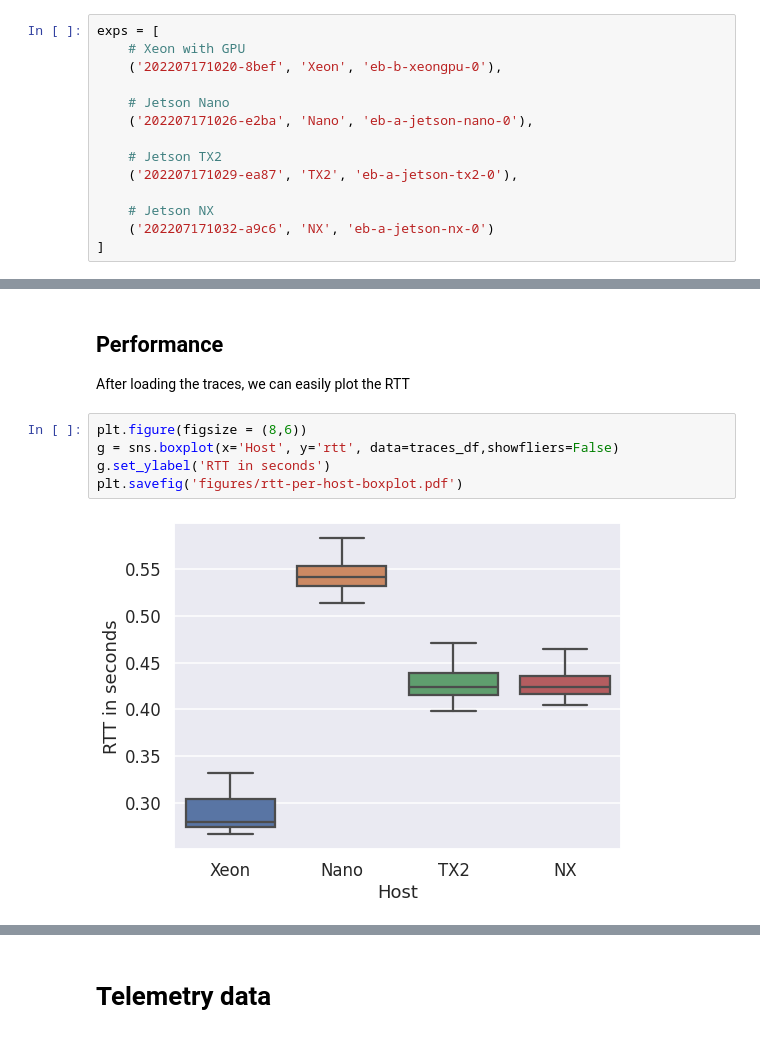
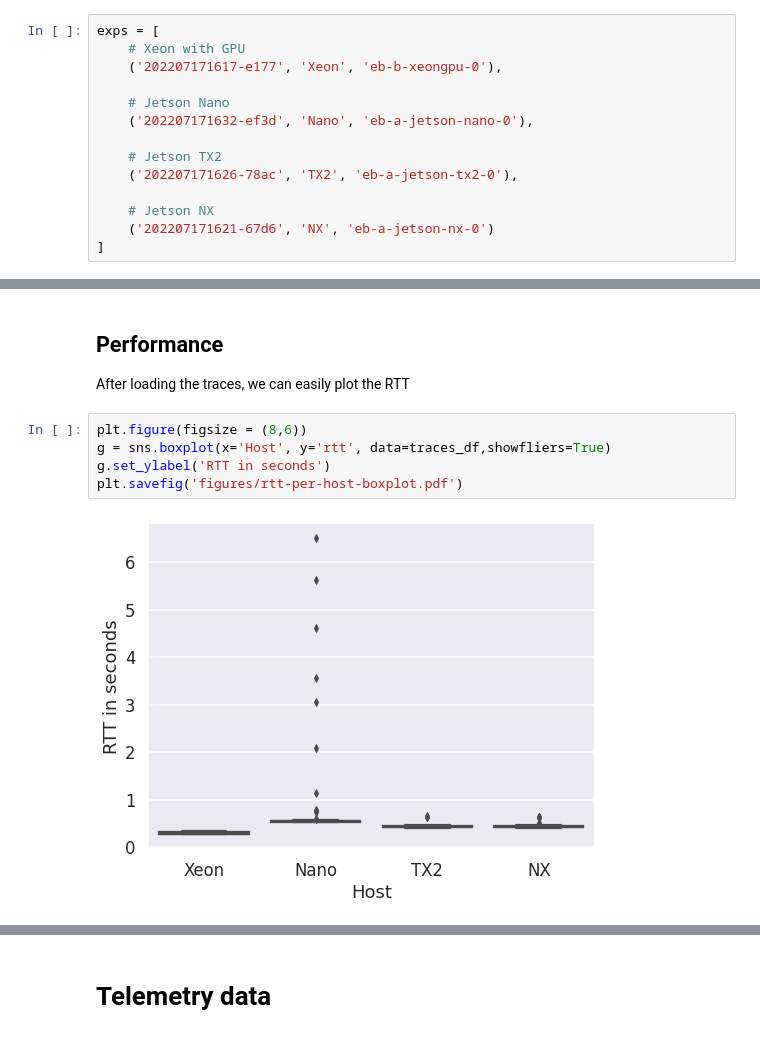
Before and after one commit to edgerun/galileo-experiments-tdis-2022, a Jupyter notebook: notebooks/Mobilenet Profiling Cross Device Analysis.ipynb, the cells around one changed output, grey strips where cells are left out. Saved outputs shown, nothing was run; the diff lists cells and outputs as text.

Commit message:
Update plots and notebooks after profiling update

```diff
--- a/notebooks/Mobilenet Profiling Cross Device Analysis.ipynb
+++ b/notebooks/Mobilenet Profiling Cross Device Analysis.ipynb
@@ -19,16 +19,16 @@ gw = K3SGateway.from_env()
 # %%
 exps = [
     # Xeon with GPU
-    ('202207171020-8bef', 'Xeon', 'eb-b-xeongpu-0'),
+    ('202207171617-e177', 'Xeon', 'eb-b-xeongpu-0'),
 
     # Jetson Nano
-    ('202207171026-e2ba', 'Nano', 'eb-a-jetson-nano-0'),
+    ('202207171632-ef3d', 'Nano', 'eb-a-jetson-nano-0'),
 
     # Jetson TX2
-    ('202207171029-ea87', 'TX2', 'eb-a-jetson-tx2-0'),
+    ('202207171626-78ac', 'TX2', 'eb-a-jetson-tx2-0'),
 
     # Jetson NX
-    ('202207171032-a9c6', 'NX', 'eb-a-jetson-nx-0')
+    ('202207171621-67d6', 'NX', 'eb-a-jetson-nx-0')
 ]
 # %% [markdown]
 # Cross Device Analysis
@@ -75,10 +75,10 @@ Index(['result', 'table', '_start', '_stop', '_time', 'value', '_field',
 After loading the traces, we can easily plot the RTT
 # %%
 plt.figure(figsize = (8,6))
-g = sns.boxplot(x='Host', y='rtt', data=traces_df,showfliers=False)
+g = sns.boxplot(x='Host', y='rtt', data=traces_df,showfliers=True)
 g.set_ylabel('RTT in seconds')
 plt.savefig('figures/rtt-per-host-boxplot.pdf')
 # %% [output]
-[figure, old version]
+[figure, new version]
 # %%
 plt.figure(figsize = (8,6))
```
Also changed, not shown: parts of 9 cells of this notebook, 7 other files.
